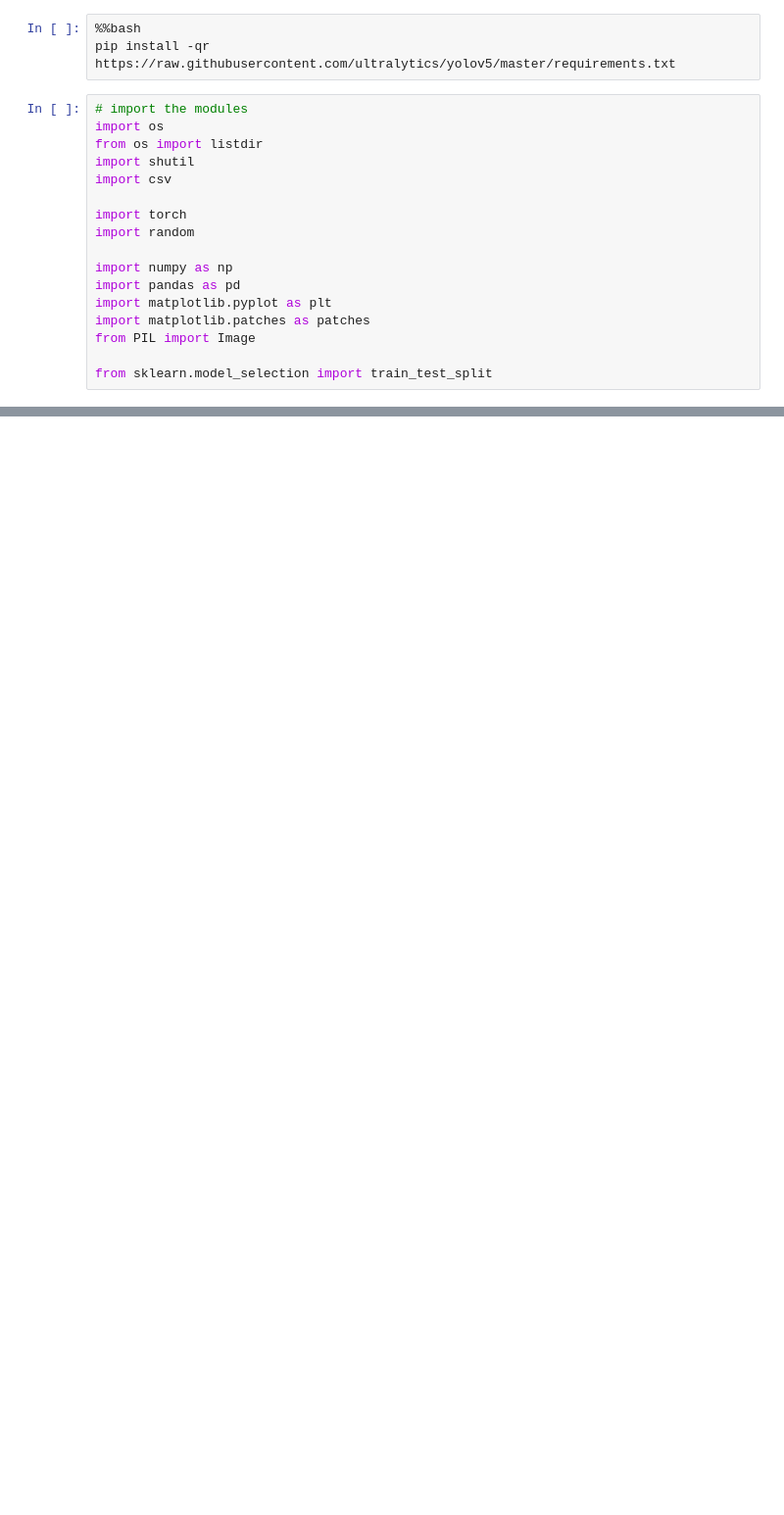
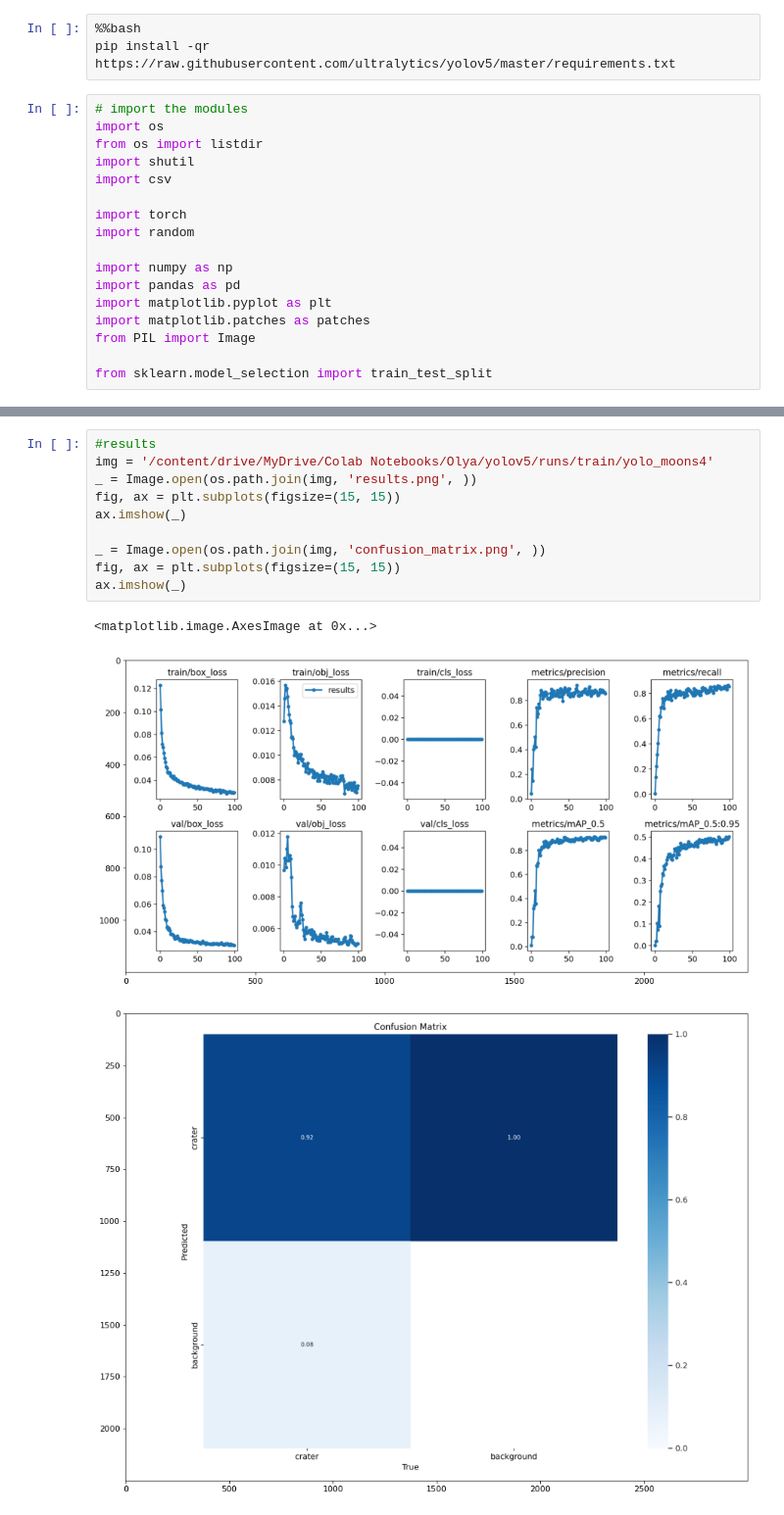
Before and after one commit to edsml-sm1122/acds-moonshot, a Jupyter notebook: yolo_train.ipynb, the cells around one changed output, grey strips where cells are left out. Shown: that part at 98% size. Cells and saved outputs as stored; diff of their text form; blank space fills up the shorter version.

```diff
--- a/yolo_train.ipynb
+++ b/yolo_train.ipynb
@@ -150,0 +213,14 @@ AssertionError: train: No labels found in /content/drive/MyDrive/Colab Notebooks
+# %%
+#results
+img = '/content/drive/MyDrive/Colab Notebooks/Olya/yolov5/runs/train/yolo_moons4'
+_ = Image.open(os.path.join(img, 'results.png', ))
+fig, ax = plt.subplots(figsize=(15, 15))
+ax.imshow(_)
+
+_ = Image.open(os.path.join(img, 'confusion_matrix.png', ))
+fig, ax = plt.subplots(figsize=(15, 15))
+ax.imshow(_)
+# %% [output]
+<matplotlib.image.AxesImage at 0x...>
+[figure, added]
+[figure, added]
```
Also changed, not shown: parts of 9 cells of this notebook.
